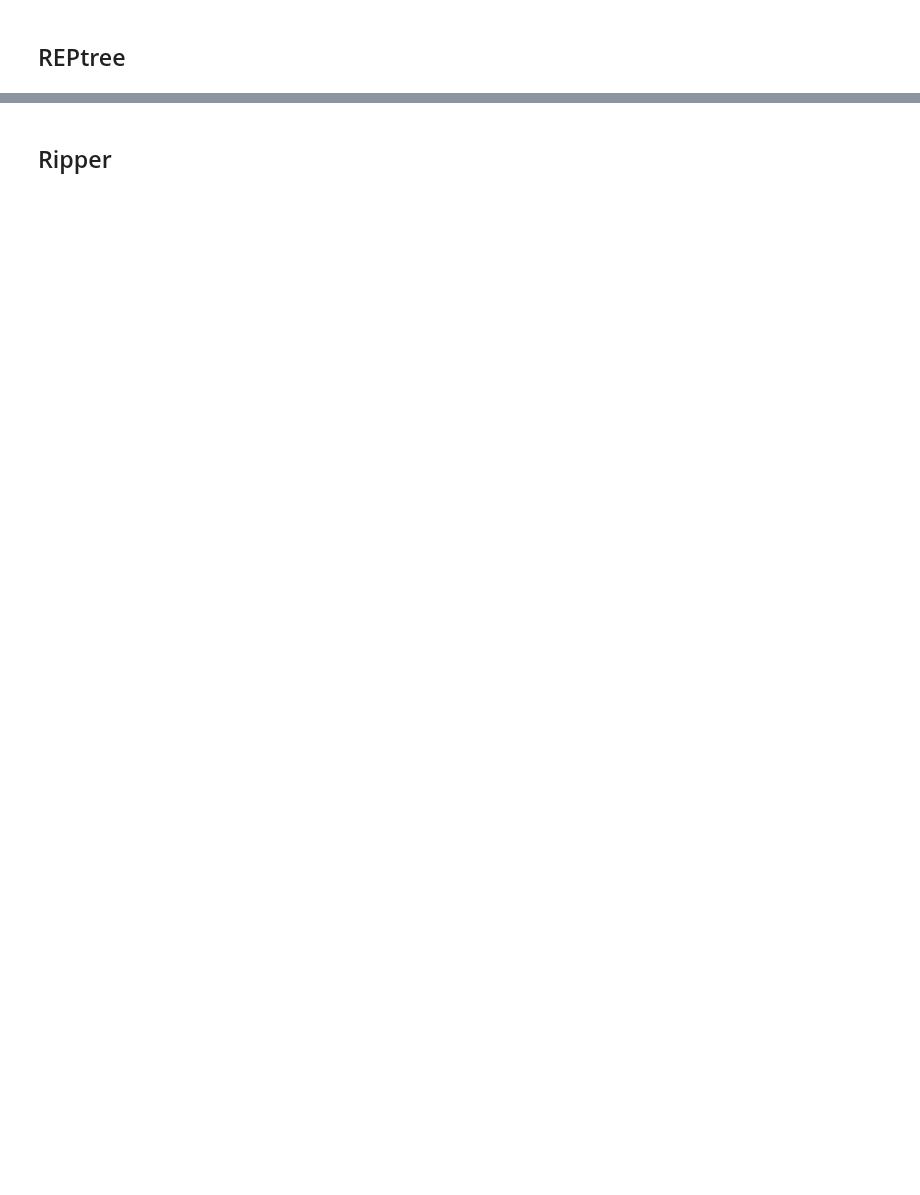
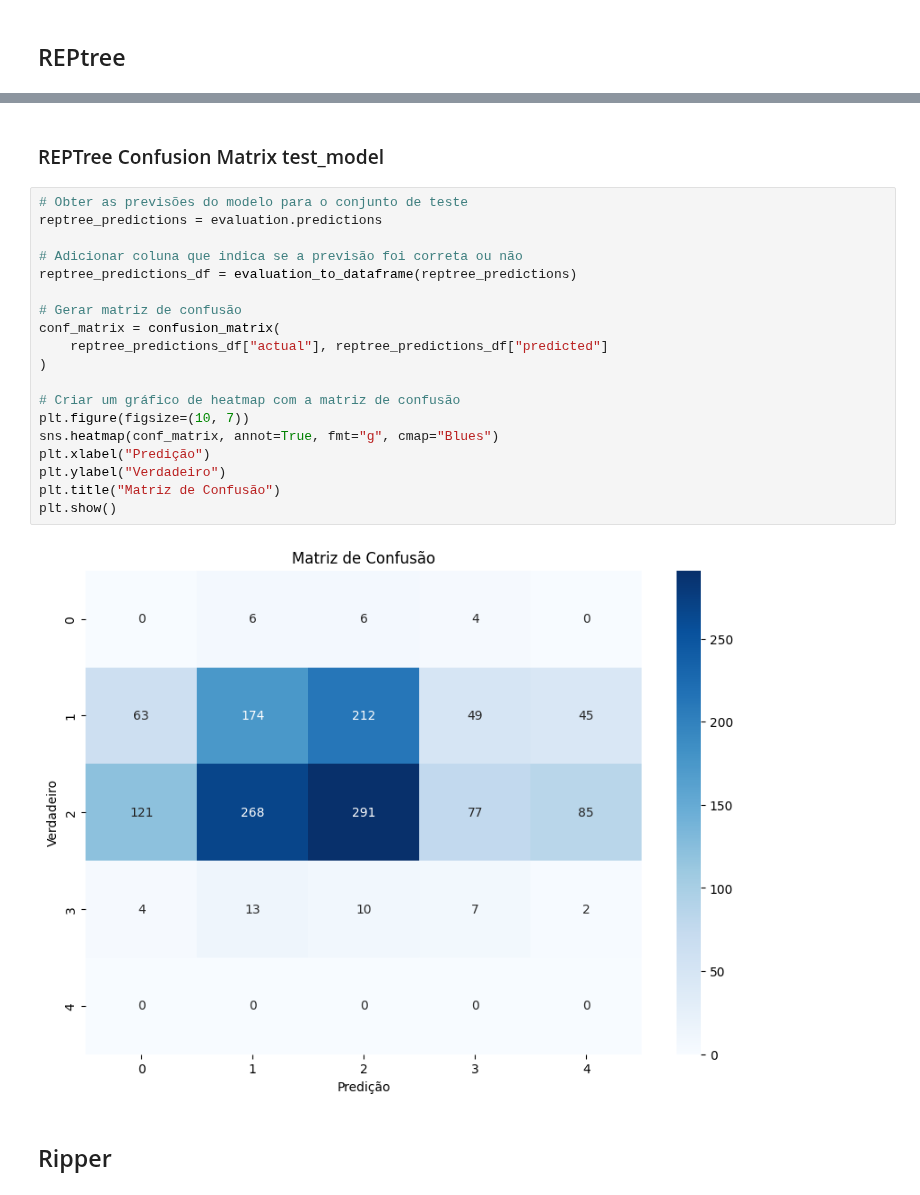
Before and after one commit to viniciusparede/house-prices-prediction-ppgia, a Jupyter notebook: notebooks/classification.ipynb, the cells around one changed output, grey strips where cells are left out. Drawn from its saved outputs; the diff is of its cells as text; blank space fills up the shorter version.

```diff
--- a/notebooks/classification.ipynb
+++ b/notebooks/classification.ipynb
@@ -543,3 +628,26 @@ os.system(
+# %% [markdown]
+### REPTree Confusion Matrix test_model
+# %%
+# Obter as previsões do modelo para o conjunto de teste
+reptree_predictions = evaluation.predictions
+
+# Adicionar coluna que indica se a previsão foi correta ou não
+reptree_predictions_df = evaluation_to_dataframe(reptree_predictions)
+
+# Gerar matriz de confusão
+conf_matrix = confusion_matrix(
+    reptree_predictions_df["actual"], reptree_predictions_df["predicted"]
+)
+
+# Criar um gráfico de heatmap com a matriz de confusão
+plt.figure(figsize=(10, 7))
+sns.heatmap(conf_matrix, annot=True, fmt="g", cmap="Blues")
+plt.xlabel("Predição")
+plt.ylabel("Verdadeiro")
+plt.title("Matriz de Confusão")
+plt.show()
+# %% [output]
+[figure, added]
 # %% [markdown]
 ## Ripper
 # %%
```
Also changed, not shown: parts of 26 cells of this notebook, 2 other files.
